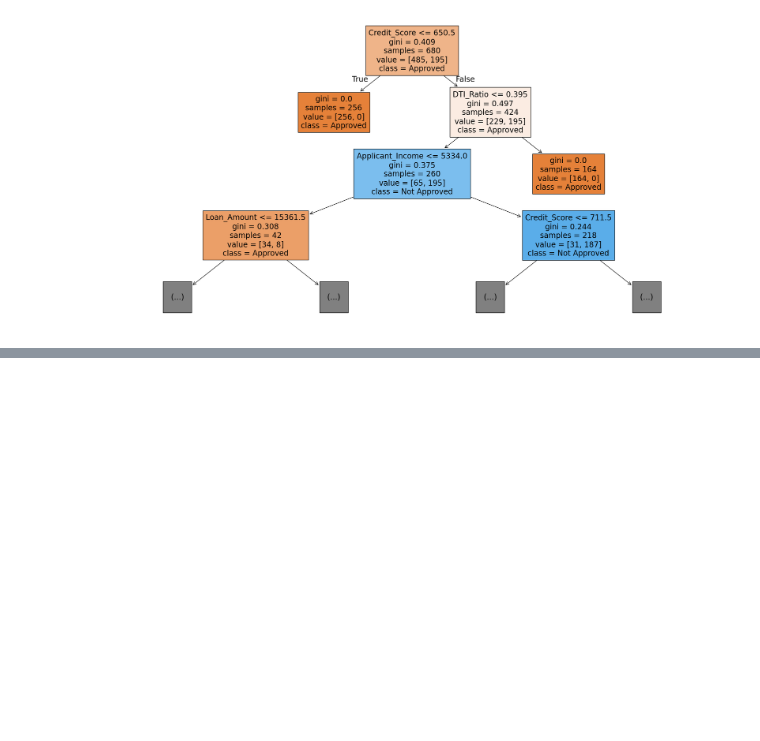
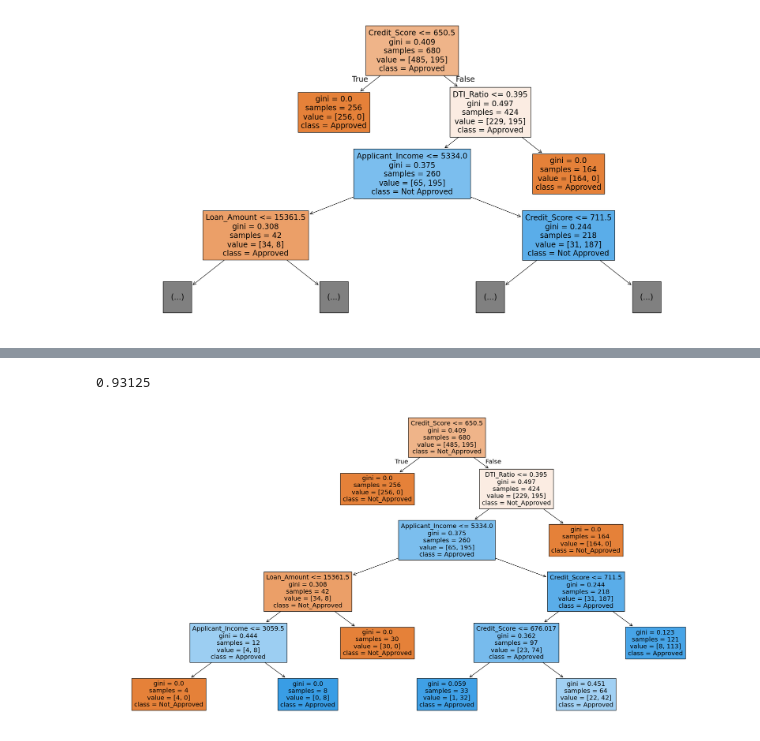
Before and after one commit to akshay041193/loan-approval-system, a Jupyter notebook: Loan_Approval_System.ipynb, the cells around one changed output, grey strips where cells are left out. Drawn from its saved outputs; the diff is of its cells as text; code cells hidden in the pictures; blank space fills up the shorter version.

Commit message:
Decision Tree (Prunning and Post Pruning)

```diff
--- a/Loan_Approval_System.ipynb
+++ b/Loan_Approval_System.ipynb
@@ -340,0 +387,3 @@ plt.savefig("DT.png")
+# %%
+full_tree = DecisionTreeClassifier(random_state=42)
+full_tree.fit(X_train, y_train)
@@ -340,0 +392,4 @@ plt.savefig("DT.png")
+# %%
+path=full_tree.cost_complexity_pruning_path(X_train,y_train)
+ccp_alphas=path.ccp_alphas
+print(ccp_alphas)
@@ -340,0 +401,17 @@ plt.savefig("DT.png")
+# %%
+best_ccp=0
+best_acc=0
+
+for alpha in ccp_alphas:
+    DT = DecisionTreeClassifier(ccp_alpha=alpha)
+    DT.fit(X_train, y_train)
+    y_pred = DT.predict(X_test)
+
+    acc=DT.score(X_test,y_test)
+    print(f"for alpha={alpha},Accuracy={acc}")
+
+    if acc > best_acc:
+        best_acc=acc
+        best_alpha=alpha
+
+print(f"Best Alpha={best_alpha},Best Accuracy={best_acc}")
@@ -340,0 +436,24 @@ plt.savefig("DT.png")
+# %%
+Final_tree=DecisionTreeClassifier(max_depth=5,ccp_alpha=0.005,min_samples_split=2)
+Final_tree.fit(X_train,y_train)
+y_pred=Final_tree.predict(X_test)
+
+best_acc=Final_tree.score(X_test,y_test)
+print(best_acc)
+# %% [output]
+0.93125
+# %%
+from sklearn import tree
+
+plt.figure(figsize=(20,10))
+
+plot_tree(
+    Final_tree,
+    class_names=["Not_Approved","Approved"],
+    feature_names=X.columns,
+    filled=True
+)
+
+plt.tight_layout()
+# %% [output]
+[figure, added]
```
Also changed, not shown: parts of 6 cells of this notebook.
